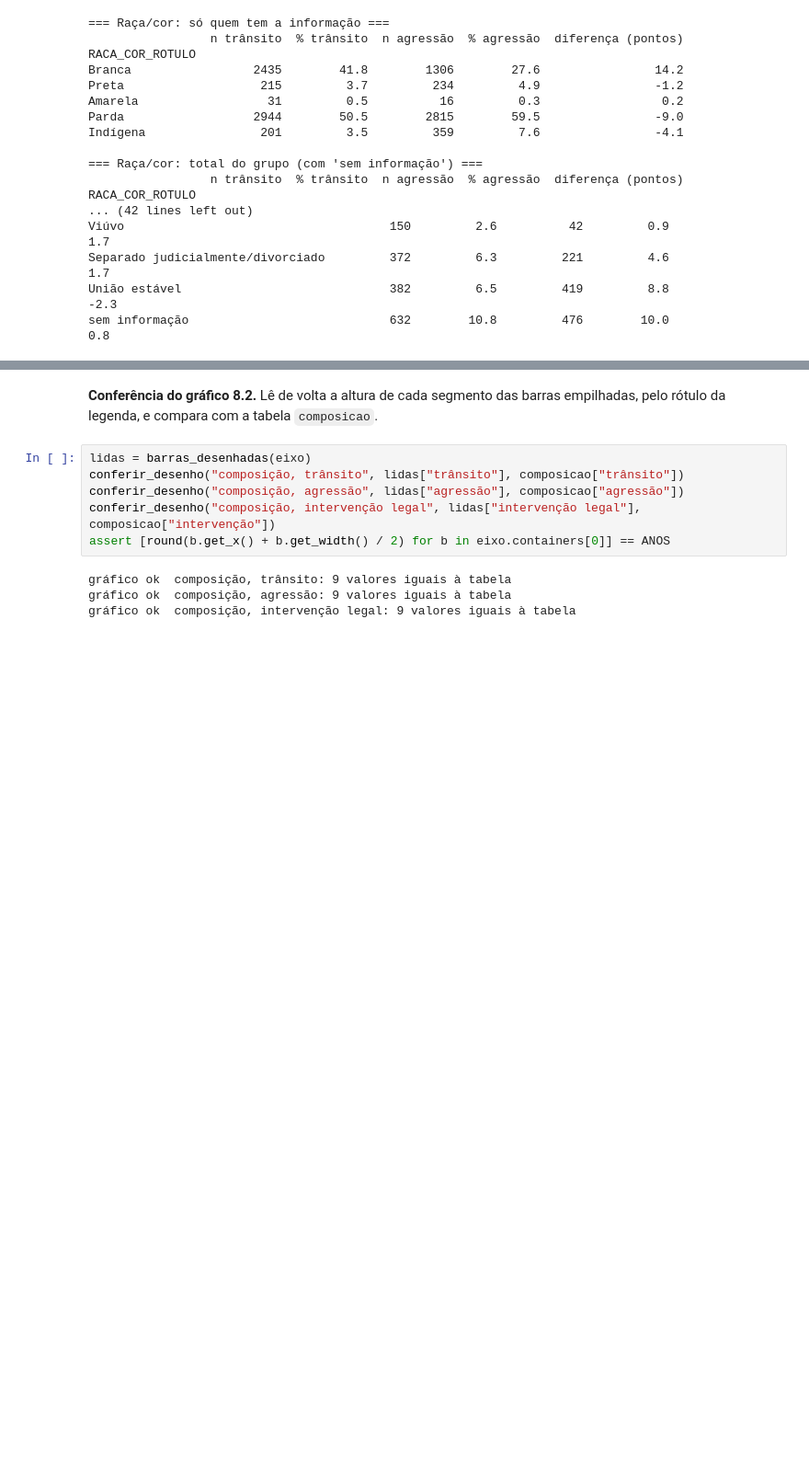
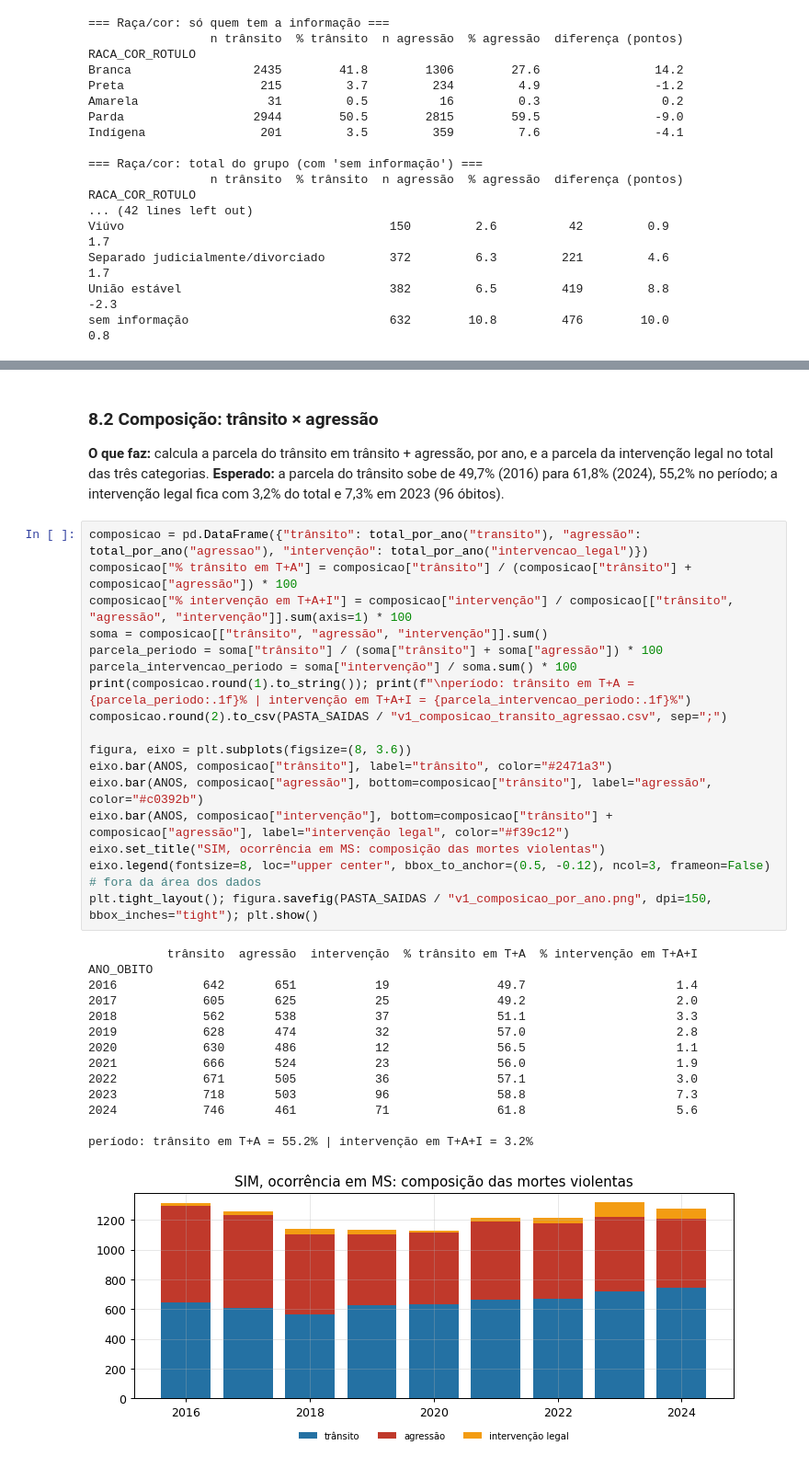
Before and after one commit to magalhes/mortes-violentas-ms, a Jupyter notebook: E4_entrega_final.ipynb, the cells around one changed output, grey strips where cells are left out. Shown at 92% size. Drawn from its saved outputs; the diff is of its cells as text; blank space fills up the shorter version.

```diff
--- a/E4_entrega_final.ipynb
+++ b/E4_entrega_final.ipynb
@@ -3362,13 +3381,37 @@ período: trânsito em T+A = 55.2% | intervenção em T+A+I = 3.2%
 # %% [markdown]
-**Conferência do gráfico 8.2.** Lê de volta a altura de cada segmento das barras empilhadas, pelo rótulo da legenda, e compara com a tabela `composicao`.
+### 8.2 Composição: trânsito × agressão
+
+**O que faz:** calcula a parcela do trânsito em trânsito + agressão, por ano, e a parcela da intervenção legal no total das três categorias. **Esperado:** a parcela do trânsito sobe de 49,7% (2016) para 61,8% (2024), 55,2% no período; a intervenção legal fica com 3,2% do total e 7,3% em 2023 (96 óbitos).
 # %%
-lidas = barras_desenhadas(eixo)
-conferir_desenho("composição, trânsito", lidas["trânsito"], composicao["trânsito"])
-conferir_desenho("composição, agressão", lidas["agressão"], composicao["agressão"])
-conferir_desenho("composição, intervenção legal", lidas["intervenção legal"], composicao["intervenção"])
-assert [round(b.get_x() + b.get_width() / 2) for b in eixo.containers[0]] == ANOS
+composicao = pd.DataFrame({"trânsito": total_por_ano("transito"), "agressão": total_por_ano("agressao"), "intervenção": total_por_ano("intervencao_legal")})
+composicao["% trânsito em T+A"] = composicao["trânsito"] / (composicao["trânsito"] + composicao["agressão"]) * 100
+composicao["% intervenção em T+A+I"] = composicao["intervenção"] / composicao[["trânsito", "agressão", "intervenção"]].sum(axis=1) * 100
+soma = composicao[["trânsito", "agressão", "intervenção"]].sum()
+parcela_periodo = soma["trânsito"] / (soma["trânsito"] + soma["agressão"]) * 100
+parcela_intervencao_periodo = soma["intervenção"] / soma.sum() * 100
+print(composicao.round(1).to_string()); print(f"\nperíodo: trânsito em T+A = {parcela_periodo:.1f}% | intervenção em T+A+I = {parcela_intervencao_periodo:.1f}%")
+composicao.round(2).to_csv(PASTA_SAIDAS / "v1_composicao_transito_agressao.csv", sep=";")
+
+figura, eixo = plt.subplots(figsize=(8, 3.6))
+eixo.bar(ANOS, composicao["trânsito"], label="trânsito", color="#2471a3")
+eixo.bar(ANOS, composicao["agressão"], bottom=composicao["trânsito"], label="agressão", color="#c0392b")
+eixo.bar(ANOS, composicao["intervenção"], bottom=composicao["trânsito"] + composicao["agressão"], label="intervenção legal", color="#f39c12")
+eixo.set_title("SIM, ocorrência em MS: composição das mortes violentas")
+eixo.legend(fontsize=8, loc="upper center", bbox_to_anchor=(0.5, -0.12), ncol=3, frameon=False)   # fora da área dos dados
+plt.tight_layout(); figura.savefig(PASTA_SAIDAS / "v1_composicao_por_ano.png", dpi=150, bbox_inches="tight"); plt.show()
 # %% [output]
-gráfico ok  composição, trânsito: 9 valores iguais à tabela
-gráfico ok  composição, agressão: 9 valores iguais à tabela
-gráfico ok  composição, intervenção legal: 9 valores iguais à tabela
+           trânsito  agressão  intervenção  % trânsito em T+A  % intervenção em T+A+I
+ANO_OBITO
+2016            642       651           19               49.7                     1.4
+2017            605       625           25               49.2                     2.0
+2018            562       538           37               51.1                     3.3
+2019            628       474           32               57.0                     2.8
+2020            630       486           12               56.5                     1.1
+2021            666       524           23               56.0                     1.9
+2022            671       505           36               57.1                     3.0
+2023            718       503           96               58.8                     7.3
+2024            746       461           71               61.8                     5.6
+
+período: trânsito em T+A = 55.2% | intervenção em T+A+I = 3.2%
+[figure, added]
 # %% [markdown]
```
Also changed, not shown: parts of 95 cells of this notebook, 1 other file.
